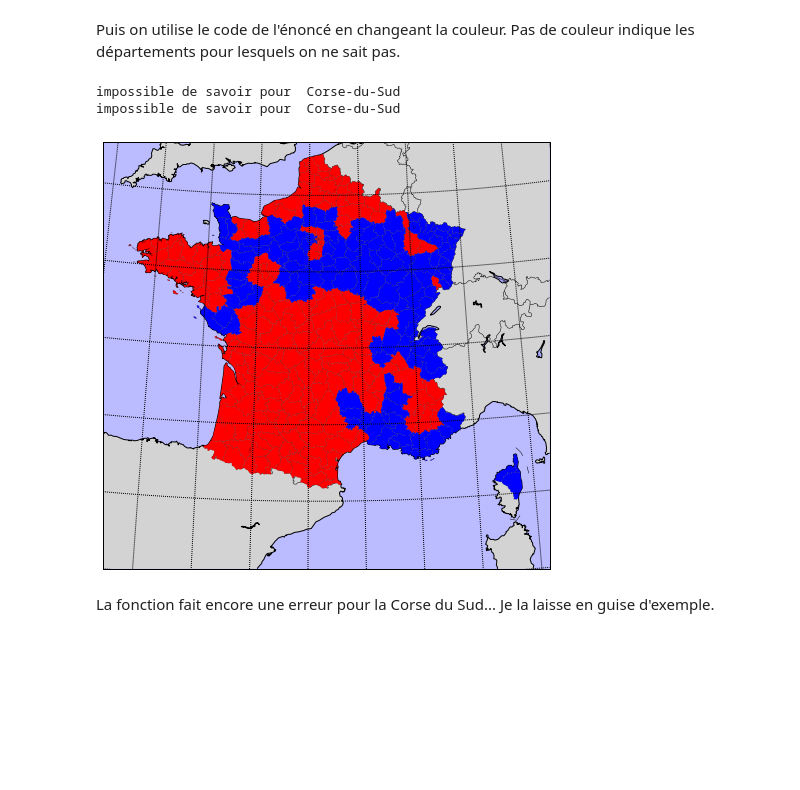
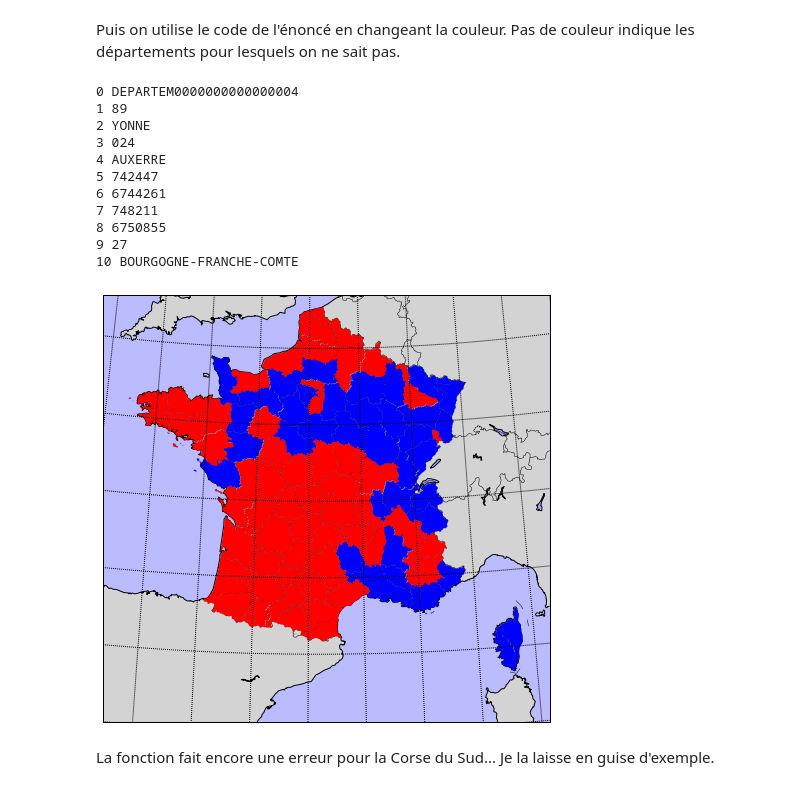
Before and after one commit to sdpython/actuariat_python, a Jupyter notebook: _doc/notebooks/population/seance6_graphes_correction.ipynb, the cells around one changed output. Cells and saved outputs as stored; diff of their text form; code cells hidden in the pictures; blank space fills up the shorter version.

```diff
--- a/_doc/notebooks/population/seance6_graphes_correction.ipynb
+++ b/_doc/notebooks/population/seance6_graphes_correction.ipynb
@@ -25,6 +25,15 @@ Pour tous les exemples qui suivent, on utilise les résultat [élection préside
 # %%
 from actuariat_python.data import elections_presidentielles
 dict_df = elections_presidentielles(local=True, agg="dep")
+# %%
+def cleandep(s):
+    if isinstance(s, str):
+        r = s.lstrip('0')
+    else:
+        r = str(s)
+    return r
+dict_df["dep1"]["Code du département"] = dict_df["dep1"]["Code du département"].apply(cleandep)
+dict_df["dep2"]["Code du département"] = dict_df["dep2"]["Code du département"].apply(cleandep)
 # %%
 deps = dict_df["dep1"].merge(dict_df["dep2"],
                                        on="Code du département",
@@ -280,5 +293,7 @@ def retourne_vainqueur(nom_dep):
     if s in hollande_gagnant_clean:
         return hollande_gagnant_clean[s]
     else:
-        print("impossible de savoir pour ", nom_dep)
+        keys = list(sorted(hollande_gagnant_clean.keys()))
+        keys = [_ for _ in keys if _[0].lower() == s[0].lower()]
+        print("impossible de savoir pour ", nom_dep, "*", s, "*", " --- ", keys[:5])
         return None
@@ -291,41 +344,61 @@ import shapefile
 
 m, ax = carte_france()
 
-r = shapefile.Reader("fra_adm3")
+shp = 'shapefiles\\GEOFLA_2-1_DEPARTEMENT_SHP_LAMB93_FXX_2015-12-01\\GEOFLA\\1_DONNEES_LIVRAISON_2015\\' + \
+      'GEOFLA_2-1_SHP_LAMB93_FR-ED152\\DEPARTEMENT\\DEPARTEMENT.shp'
+r = shapefile.Reader(shp)
 shapes = r.shapes()
 records = r.records()
+done = False
 
 for record, shape in zip(records,shapes):
-    lons,lats = zip(*shape.points)
-    data = numpy.array(m(lons, lats)).T
+    geo_points = [lambert932WGPS(x,y) for x, y in shape.points]
+    lons = [_[0] for _ in geo_points]
+    lats = [_[1] for _ in geo_points]
+    data = np.array(m(lons, lats)).T
 
     if len(shape.parts) == 1:
         segs = [data,]
     else:
         # un polygone est une liste de sommets
         # on le transforme en une liste d'arêtes
         segs = []
         for i in range(1,len(shape.parts)):
             index = shape.parts[i-1]
             index2 = shape.parts[i]
             segs.append(data[index:index2])
         segs.append(data[index2:])
 
     lines = LineCollection(segs,antialiaseds=(1,))
 
     # pour changer les couleurs c'est ici, il faudra utiliser le champ records
     # pour les changer en fonction du nom du départements
-    dep = retourne_vainqueur(record[6])
+    if not done:
+        for i,_ in enumerate(record):
+            print(i,_)
+        done = True
+    dep = retourne_vainqueur(record[2])
     if dep is not None:
         couleur = "red" if dep else "blue"
         lines.set_facecolors(couleur)
         lines.set_edgecolors('k')
         lines.set_linewidth(0.1)
         ax.add_collection(lines)
+    else:
+        print("--- issue with", record[-1])
 # %% [output]
-impossible de savoir pour  Corse-du-Sud
-impossible de savoir pour  Corse-du-Sud
+0 DEPARTEM0000000000000004
+1 89
+2 YONNE
+3 024
+4 AUXERRE
+5 742447
+6 6744261
+7 748211
+8 6750855
+9 27
+10 BOURGOGNE-FRANCHE-COMTE
-[figure, old version]
+[figure, new version]
 # %% [markdown]
 La fonction fait encore une erreur pour la Corse du Sud... Je la laisse en guise d'exemple.
 # %% [markdown]
```
Also changed, not shown: parts of 9 cells of this notebook.
